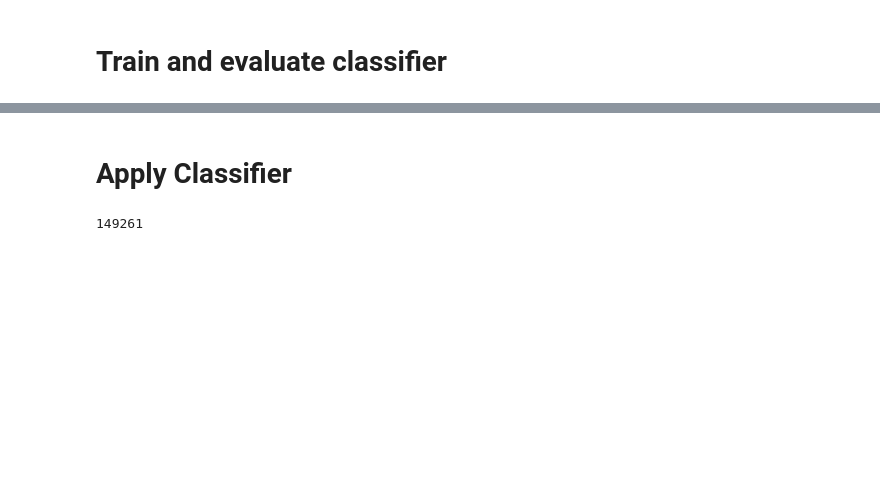
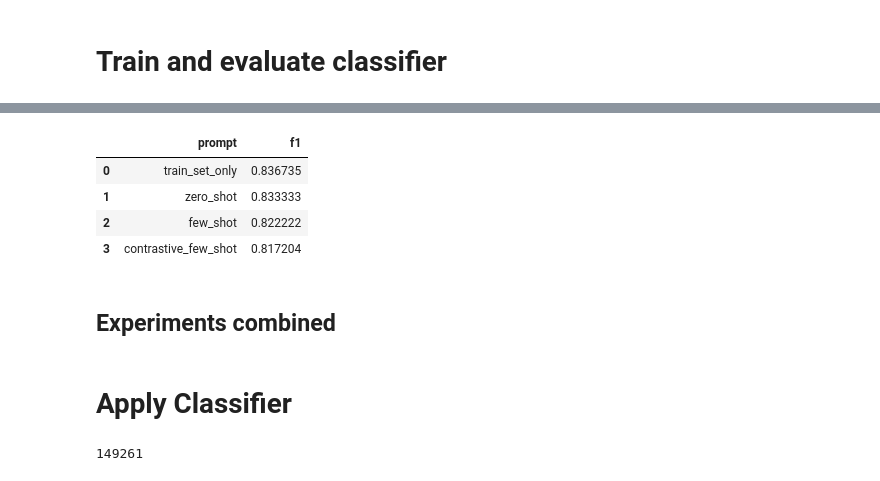
Before and after one commit to kasparvonbeelen/contracts, a Jupyter notebook: generate_synthetic_data.ipynb, the cells around one changed output, grey strips where cells are left out. Cells and saved outputs as stored; diff of their text form; code cells hidden in the pictures; blank space fills up the shorter version.

```diff
--- a/generate_synthetic_data.ipynb
+++ b/generate_synthetic_data.ipynb
@@ -131,0 +387,29 @@ syntethic_data
+# %%
+pattern_dict = {'arbitration': re.compile(r'\b(arbitr.*?)\b',re.I), 'opt-out': re.compile(r'\b(opt[\-\s]out)\b',re.I) ,
+                'class waiver': re.compile(r'\b(class.*?|individu.*?|waiv.*?)\b',re.I)}
+MASK = False
+
+# optional add randomly samples examples as negative examples
+df_sample_train = metadata.sample(n=200, random_state=0).reset_index(drop=True)
+train_sents = [s for s in df_sample_train.sentence_original.to_list() if s not in train.text.to_list()]
+df_sample_train = pd.DataFrame(train_sents, columns=['text'])
+df_sample_train['labels'] = 0
+train_data = pd.concat([train[['text','labels']], df_sample_train[['text','labels']] ], axis=0, ignore_index=True).reset_index(drop=True)
+# %%
+
+
+df_sample_test = metadata.sample(n=50, random_state=2).reset_index(drop=True)
+test_sents = [s for s in df_sample_test.sentence_original.to_list() if s not in train_data.text.to_list()]
+df_sample_test = pd.DataFrame(train_sents, columns=['text'])
+df_sample_test['labels'] = 0
+test_data = pd.concat([test[['text','labels']], df_sample_test[['text','labels']] ], axis=0, ignore_index=True).reset_index(drop=True)
+
+
+syntethic_data_all = pd.read_csv(f'annotations/synthetic/{clause_type}_synthetic_gpt4_updated.csv', index_col=0)
+syntethic_data_all.task.replace({'negative_prompts_zeo_shot': 'negative_prompts_zero_shot'}, inplace=True)
+syntethic_data_all['task'] = syntethic_data_all.task.apply(lambda x: '_'.join(x.split('_')[2:]))
+
+if MASK:
+    train_data['text'] = train_data['text'].apply(lambda x: pattern_dict[clause_type].sub( '', x))
+    test_data['text'] = test_data['text'].apply(lambda x: pattern_dict[clause_type].sub( '', x))
+    syntethic_data_all['text'] = syntethic_data_all['text'].apply(lambda x: pattern_dict[clause_type].sub( '', x))
@@ -132,3 +435,11 @@ syntethic_data
 # %%
 
-train_data = pd.concat([train_data, syntethic_data[['text','labels']]], axis=0, ignore_index=True).reset_index(drop=True)
+results = {}
+results['train_set_only'] = train_model(clause_type,train_data,test_data,'train_set_only')
+
+for prompt_type in syntethic_data_all.task.unique():
+    # add synthetic data
+    #if prompt_type.startswith('positive'):
+        syntethic_data = syntethic_data_all[syntethic_data_all.task==prompt_type]
+        train_data_syn = pd.concat([train_data, syntethic_data[['text','labels']]], axis=0, ignore_index=True).reset_index(drop=True)
+        results[prompt_type] = train_model(clause_type,train_data_syn,test_data,prompt_type)
@@ -246,3 +506,16 @@ Epoch 9: {'accuracy': 0.8333333333333334, 'f1': 0.9032258064516129}
+# %%
+res = []
+for k,v in results.items():
+    res.append([k,v[1]])
+pd.DataFrame(res, columns=['prompt','f1'])
+# %% [output]
+|  | prompt | f1 |
+| 0 | train_set_only | 0.836735 |
+| 1 | zero_shot | 0.833333 |
+| 2 | few_shot | 0.822222 |
+| 3 | contrastive_few_shot | 0.817204 |
+# %% [markdown]
+## Experiments combined
 # %% [markdown]
 # Apply Classifier
 # %%
```
Also changed, not shown: parts of 52 cells of this notebook, 2 other files.
